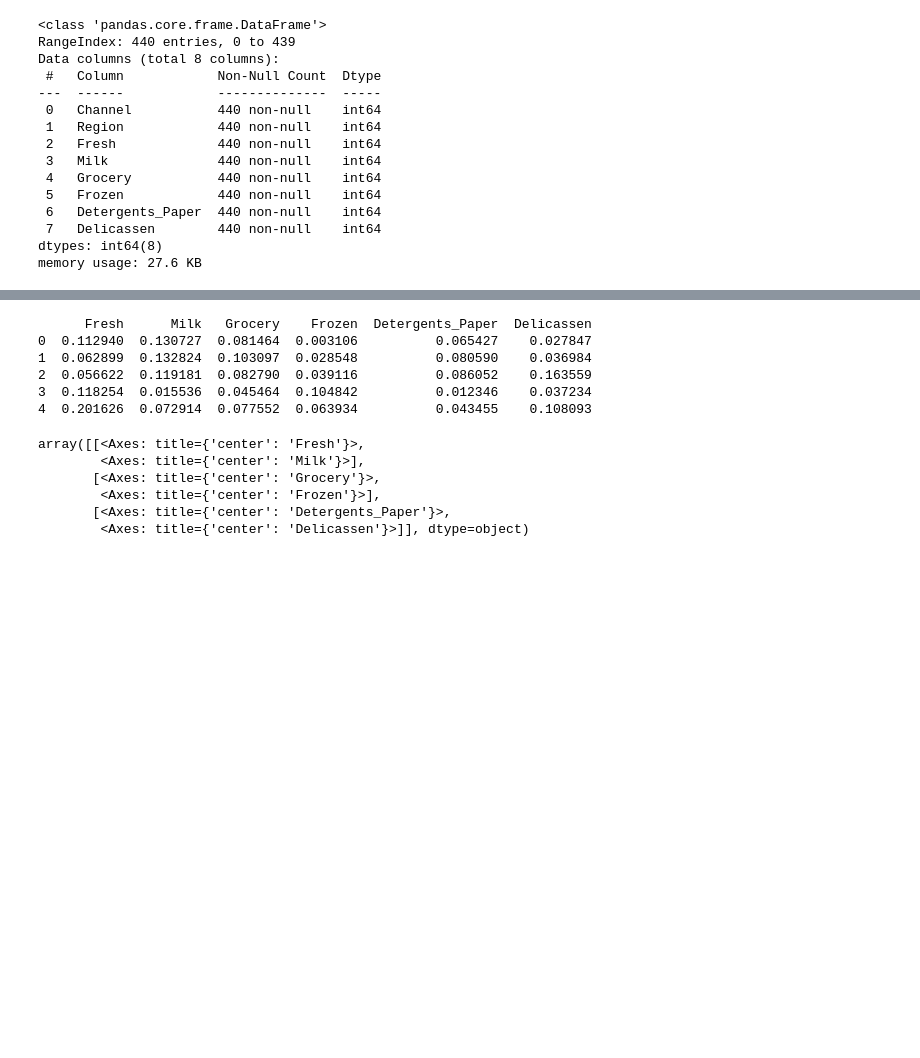
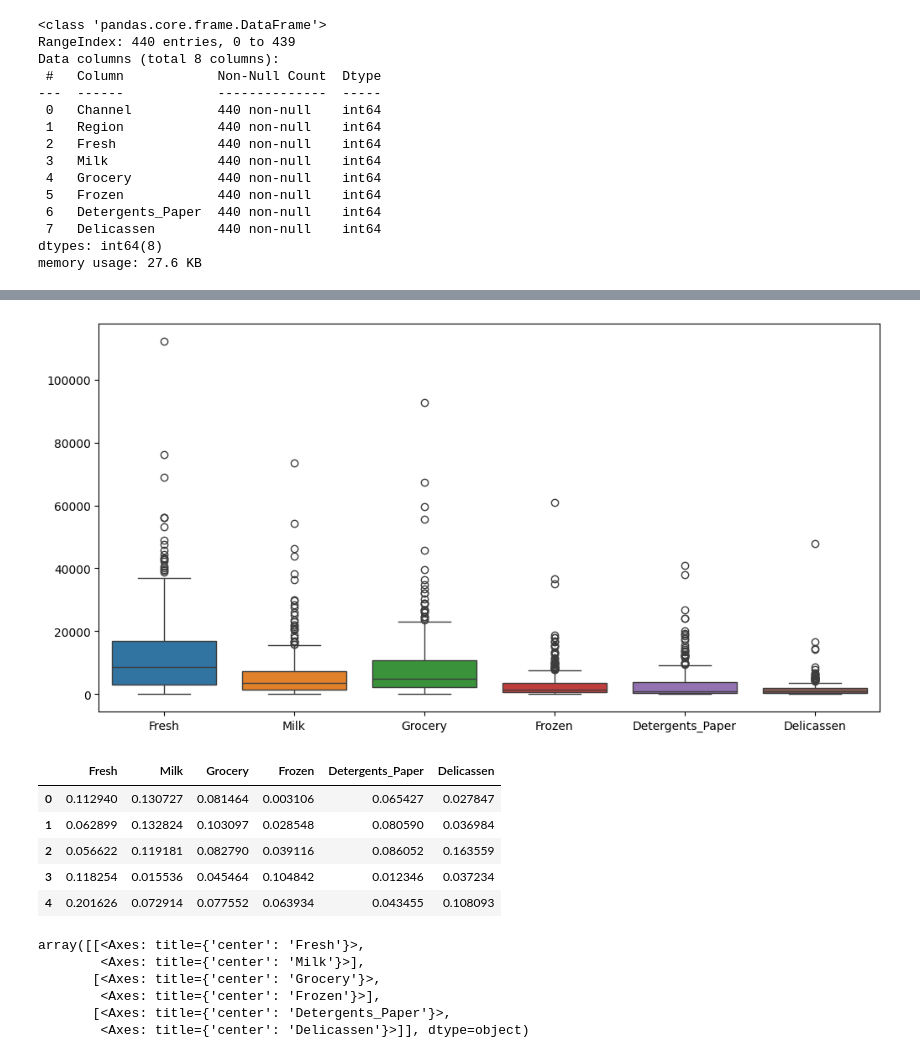
Before and after one commit to patrii10/ML_Customer_Segmentation, a Jupyter notebook: src/notebooks/EDA_inicial.ipynb, the cells around one changed output, grey strips where cells are left out. Drawn from its saved outputs; the diff is of its cells as text; code cells hidden in the pictures; blank space fills up the shorter version.

```diff
--- a/src/notebooks/EDA_inicial.ipynb
+++ b/src/notebooks/EDA_inicial.ipynb
@@ -60,25 +95,26 @@ array([[<Axes: title={'center': 'Channel'}>,
+# %%
+plt.figure(figsize=(12,6))
+sns.boxplot(data=df)
+plt.show()
+# %% [output]
+[figure, added]
 # %%
-from sklearn.preprocessing import MinMaxScaler
-
 features = ['Fresh', 'Milk', 'Grocery', 'Frozen', 'Detergents_Paper', 'Delicassen']
 df_selected = df[features]
 
-# Aplicar Min-Max Scaling
 scaler = MinMaxScaler()
 df_scaled = scaler.fit_transform(df_selected)
 
-# Convertir de nuevo a DataFrame con nombres originales
 df_scaled = pd.DataFrame(df_scaled, columns=features)
 
-# Mostrar los datos escalados
-print(df_scaled.head())
+df_scaled.head()
 # %% [output]
-      Fresh      Milk   Grocery    Frozen  Detergents_Paper  Delicassen
-0  0.112940  0.130727  0.081464  0.003106          0.065427    0.027847
-1  0.062899  0.132824  0.103097  0.028548          0.080590    0.036984
-2  0.056622  0.119181  0.082790  0.039116          0.086052    0.163559
-3  0.118254  0.015536  0.045464  0.104842          0.012346    0.037234
-4  0.201626  0.072914  0.077552  0.063934          0.043455    0.108093
+|  | Fresh | Milk | Grocery | Frozen | Detergents_Paper | Delicassen |
+| 0 | 0.112940 | 0.130727 | 0.081464 | 0.003106 | 0.065427 | 0.027847 |
+| 1 | 0.062899 | 0.132824 | 0.103097 | 0.028548 | 0.080590 | 0.036984 |
+| 2 | 0.056622 | 0.119181 | 0.082790 | 0.039116 | 0.086052 | 0.163559 |
+| 3 | 0.118254 | 0.015536 | 0.045464 | 0.104842 | 0.012346 | 0.037234 |
+| 4 | 0.201626 | 0.072914 | 0.077552 | 0.063934 | 0.043455 | 0.108093 |
 # %%
 df_scaled.hist()
 # %% [output]
```
Also changed, not shown: parts of 17 cells of this notebook, 1 other file.
